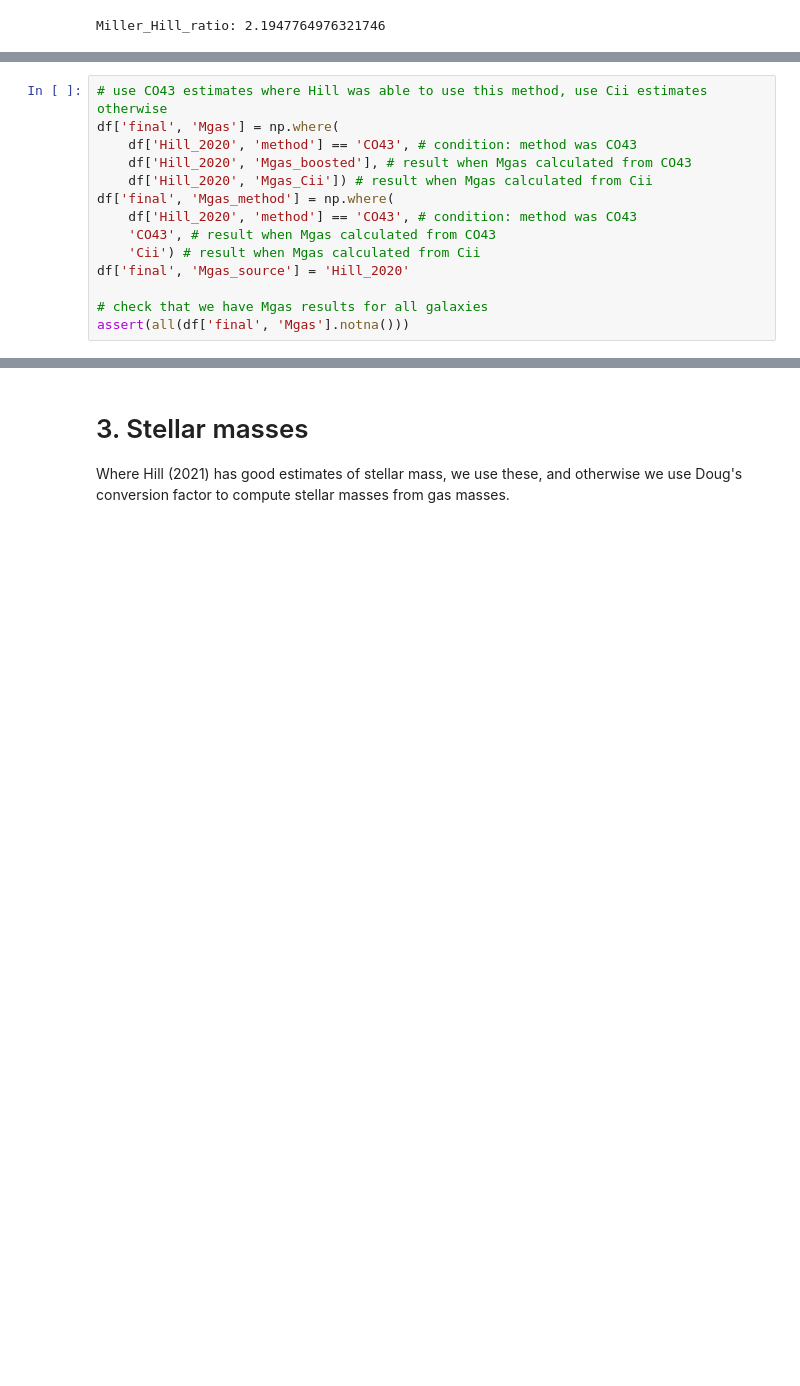
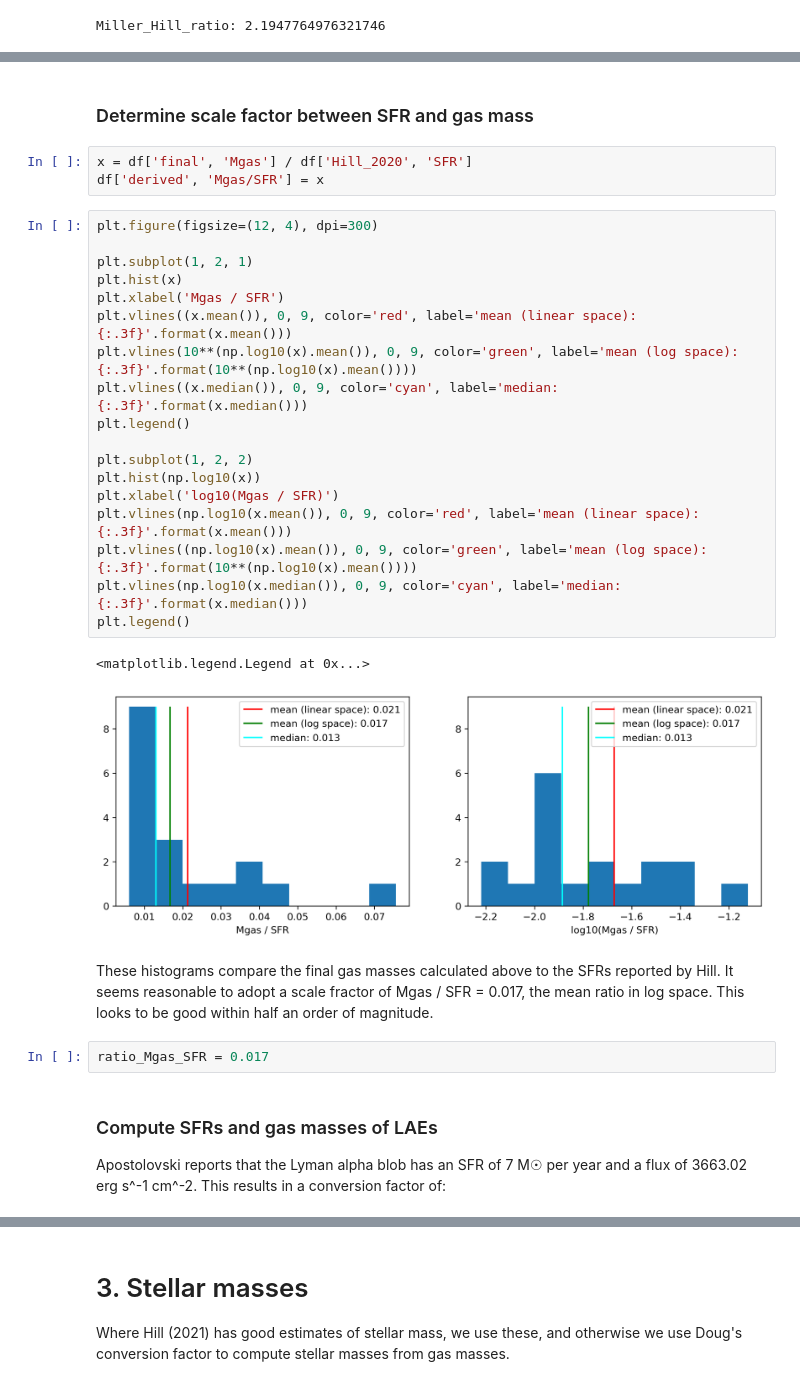
Before and after one commit to duncanmacintyre/galaxy-splicing, a Jupyter notebook: generate/compute_galaxy_mass.ipynb, the cells around one changed output, grey strips where cells are left out. Saved outputs shown, nothing was run; the diff lists cells and outputs as text; blank space fills up the shorter version.

```diff
--- a/generate/compute_galaxy_mass.ipynb
+++ b/generate/compute_galaxy_mass.ipynb
@@ -196,16 +156,2 @@ nan
 
 For the simulation gas masses, we will use the boosted Hill estimates as these are considered more reliable than Miller's. We will use CO43 where available and Cii otherwise.
-# %%
-# use CO43 estimates where Hill was able to use this method, use Cii estimates otherwise
-df['final', 'Mgas'] = np.where(
-    df['Hill_2020', 'method'] == 'CO43', # condition: method was CO43
-    df['Hill_2020', 'Mgas_boosted'], # result when Mgas calculated from CO43
-    df['Hill_2020', 'Mgas_Cii']) # result when Mgas calculated from Cii
-df['final', 'Mgas_method'] = np.where(
-    df['Hill_2020', 'method'] == 'CO43', # condition: method was CO43
-    'CO43', # result when Mgas calculated from CO43
-    'Cii') # result when Mgas calculated from Cii
-df['final', 'Mgas_source'] = 'Hill_2020'
-
-# check that we have Mgas results for all galaxies
-assert(all(df['final', 'Mgas'].notna()))
@@ -263,0 +202,34 @@ summary_gas.to_latex('table_gas_mass/table_generated.tex', float_format='%.1f',
+# %% [markdown]
+### Determine scale factor between SFR and gas mass
+# %%
+x = df['final', 'Mgas'] / df['Hill_2020', 'SFR']
+df['derived', 'Mgas/SFR'] = x
+# %%
+plt.figure(figsize=(12, 4), dpi=300)
+
+plt.subplot(1, 2, 1)
+plt.hist(x)
+plt.xlabel('Mgas / SFR')
+plt.vlines((x.mean()), 0, 9, color='red', label='mean (linear space): {:.3f}'.format(x.mean()))
+plt.vlines(10**(np.log10(x).mean()), 0, 9, color='green', label='mean (log space): {:.3f}'.format(10**(np.log10(x).mean())))
+plt.vlines((x.median()), 0, 9, color='cyan', label='median: {:.3f}'.format(x.median()))
+plt.legend()
+
+plt.subplot(1, 2, 2)
+plt.hist(np.log10(x))
+plt.xlabel('log10(Mgas / SFR)')
+plt.vlines(np.log10(x.mean()), 0, 9, color='red', label='mean (linear space): {:.3f}'.format(x.mean()))
+plt.vlines((np.log10(x).mean()), 0, 9, color='green', label='mean (log space): {:.3f}'.format(10**(np.log10(x).mean())))
+plt.vlines(np.log10(x.median()), 0, 9, color='cyan', label='median: {:.3f}'.format(x.median()))
+plt.legend()
+# %% [output]
+<matplotlib.legend.Legend at 0x...>
+[figure, added]
+# %% [markdown]
+These histograms compare the final gas masses calculated above to the SFRs reported by Hill. It seems reasonable to adopt a scale fractor of Mgas / SFR = 0.017, the mean ratio in log space. This looks to be good within half an order of magnitude.
+# %%
+ratio_Mgas_SFR = 0.017
+# %% [markdown]
+### Compute SFRs and gas masses of LAEs
+
+Apostolovski reports that the Lyman alpha blob has an SFR of 7 M☉ per year and a flux of 3663.02 erg s^-1 cm^-2. This results in a conversion factor of:
```
Also changed, not shown: parts of 47 cells of this notebook, 49 other files.
